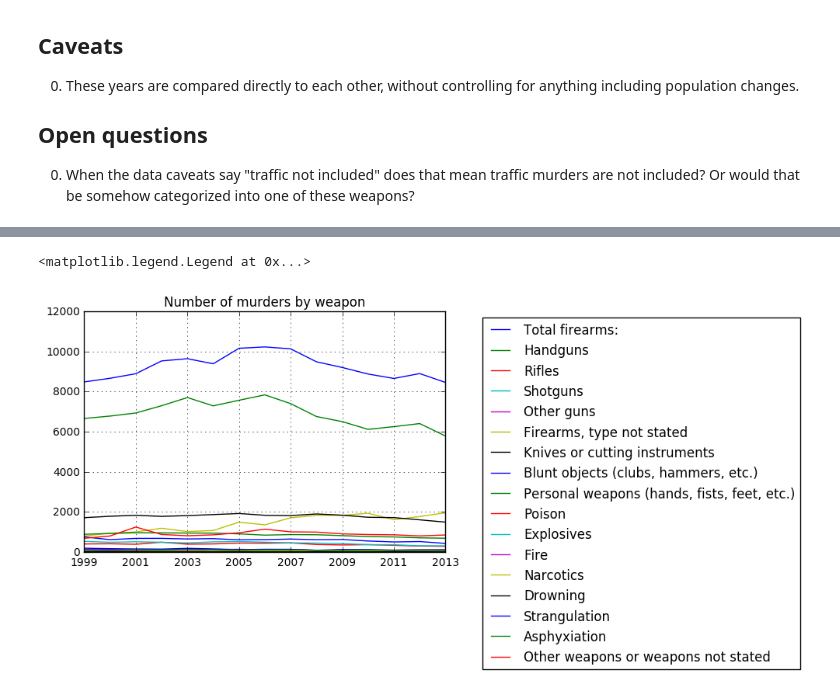
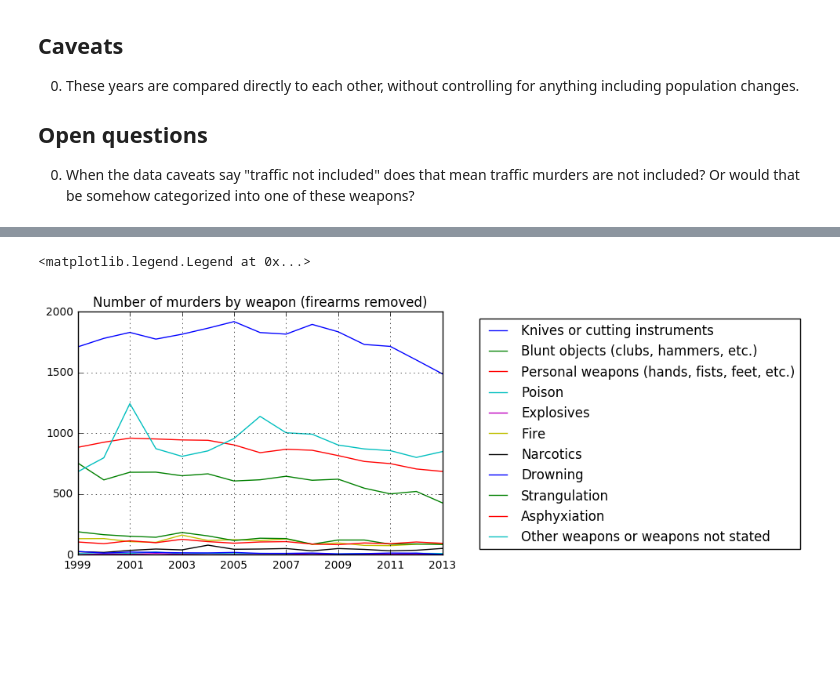
Before and after one commit to jeremiak/fbi-crime-data-explore, a Jupyter notebook: murder_weapons.ipynb, the cells around one changed output, grey strips where cells are left out. Drawn from its saved outputs; the diff is of its cells as text; code cells hidden in the pictures; blank space fills up the shorter version.

Commit message:
Include plot w/ no guns

```diff
--- a/murder_weapons.ipynb
+++ b/murder_weapons.ipynb
@@ -43,5 +47,6 @@ weapons_total = weapons_total.drop('Total', axis=1)
 # %%
-weapons_total.plot(grid=True, title='Number of murders by weapon').legend(bbox_to_anchor=(2, 1))
+no_guns = weapons_total.iloc[:,6:]
+no_guns.plot(grid=True, title='Number of murders by weapon (firearms removed)').legend(bbox_to_anchor=(2, 1))
 # %% [output]
 <matplotlib.legend.Legend at 0x...>
-[figure, old version]
+[figure, new version]
```
Also changed, not shown: parts of 1 cell of this notebook.
